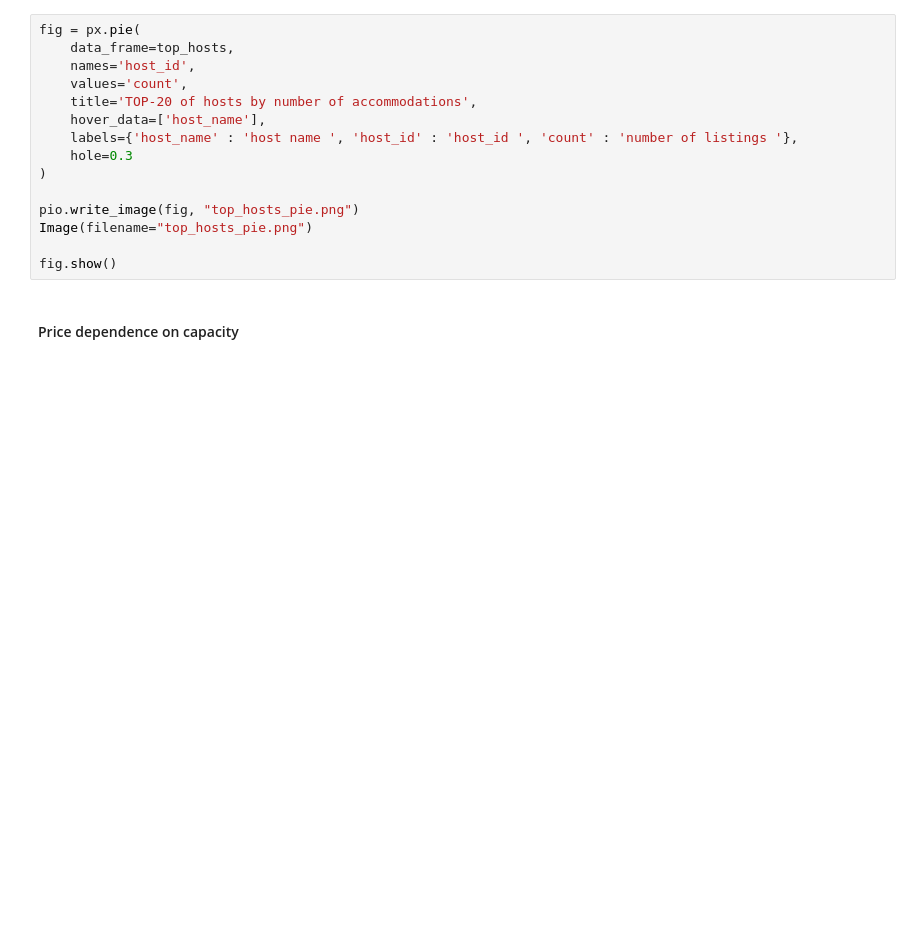
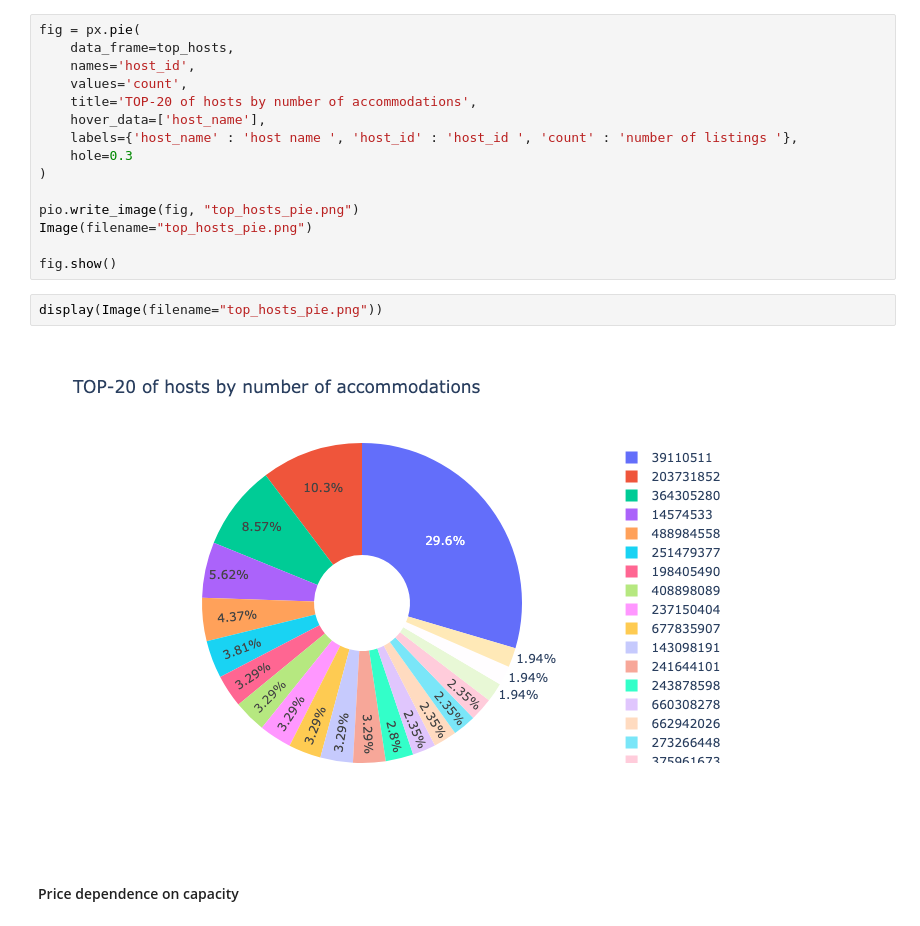
Before and after one commit to SabinaVolkova/amsterdam_airbnb, a Jupyter notebook: analysis.ipynb, the cells around one changed output. Drawn from its saved outputs; the diff is of its cells as text; blank space fills up the shorter version.

```diff
--- a/analysis.ipynb
+++ b/analysis.ipynb
@@ -325,6 +337,10 @@ pio.write_image(fig, "top_hosts_pie.png")
 Image(filename="top_hosts_pie.png")
 
 fig.show()
+# %%
+display(Image(filename="top_hosts_pie.png"))
+# %% [output]
+[figure, added]
 # %% [markdown]
 #### Price dependence on capacity
 # %%
```
Also changed, not shown: parts of 9 cells of this notebook.
